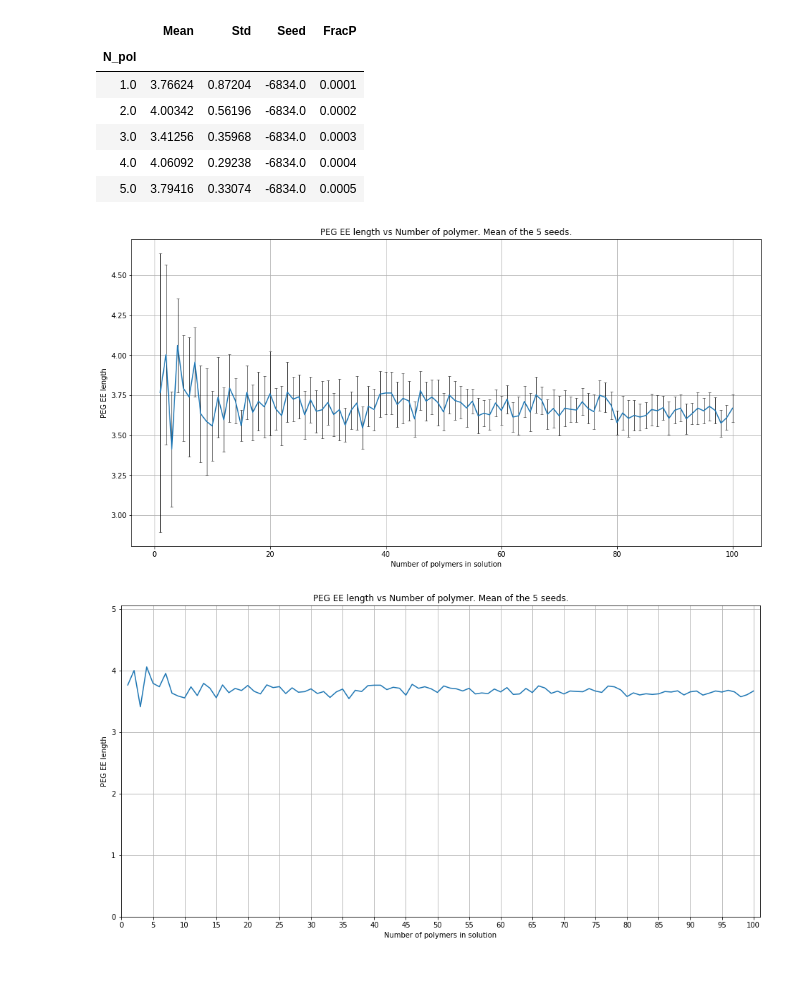
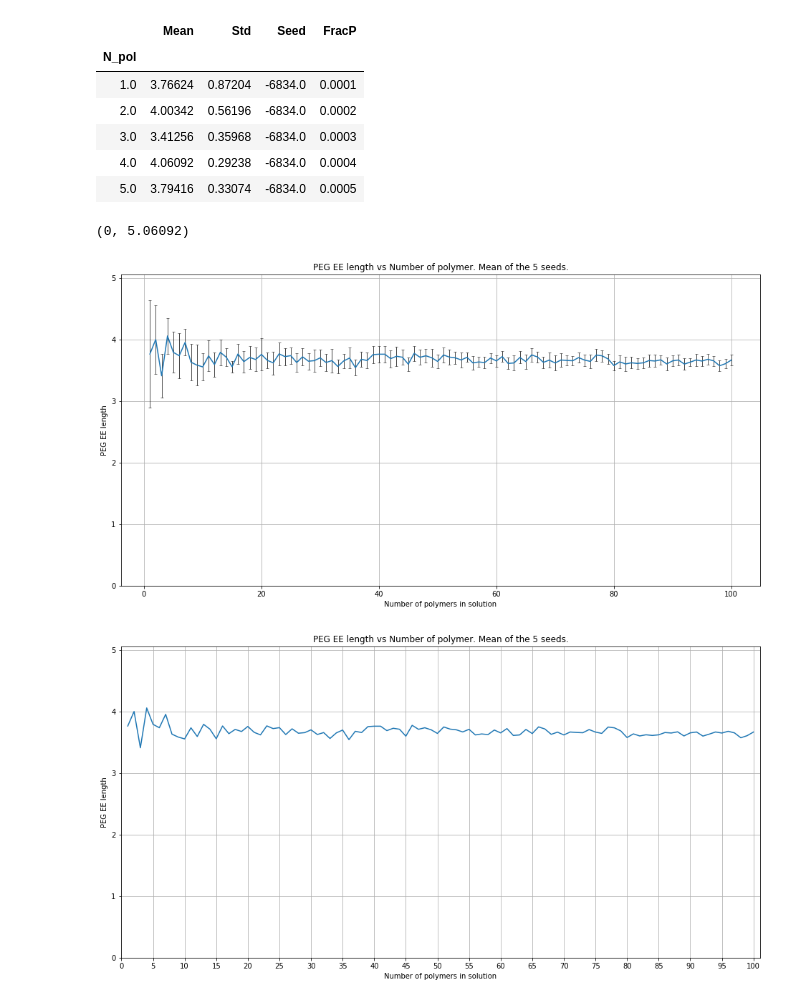
Before and after one commit to WizardingDragon/CCB-Homework-II, a Jupyter notebook: Analysis.ipynb, the cells around one changed output. Cells and saved outputs as stored; diff of their text form; code cells hidden in the pictures; blank space fills up the shorter version.

```diff
--- a/Analysis.ipynb
+++ b/Analysis.ipynb
@@ -31,12 +31,14 @@ results_df_mean.head()
 # %%
 plt.figure(figsize=(16,8))
 plt.errorbar(results_df_mean.index, results_df_mean['Mean'], yerr=results_df_mean['Std'], ecolor='k', elinewidth=0.7, capthick=0.5, capsize=2)
 plt.xlabel('Number of polymers in solution')
 plt.ylabel('PEG EE length')
 plt.title('PEG EE length vs Number of polymer. Mean of the 5 seeds.')
 plt.grid()
+plt.ylim([0,results_df_mean.Mean.max()+1])
 # %% [output]
+(0, 5.06092)
-[figure, old version]
+[figure, new version]
 # %%
 plt.figure(figsize=(16,8))
 plt.plot(results_df_mean.index, results_df_mean.Mean)
```
Also changed, not shown: parts of 5 cells of this notebook, 59 other files.
